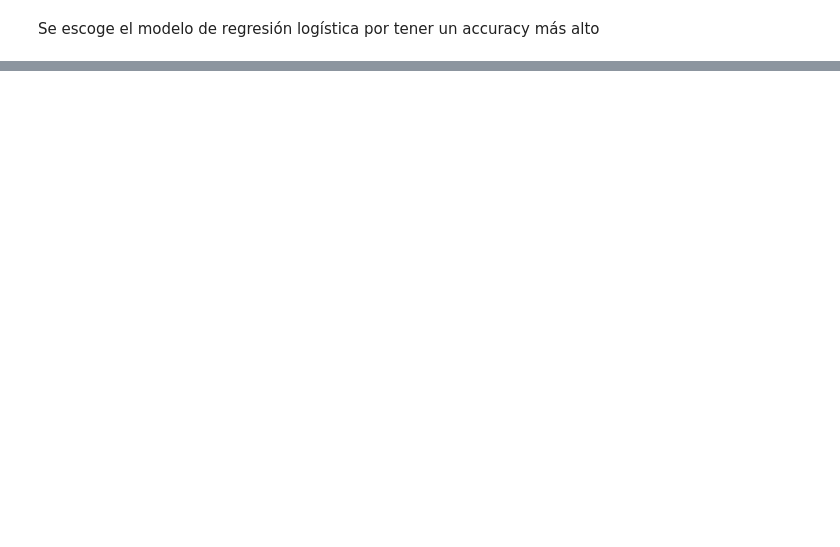
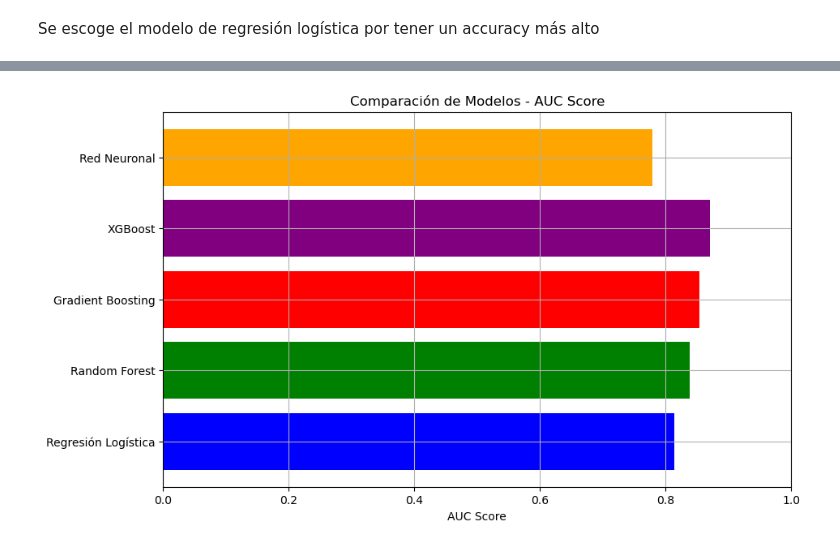
Before and after one commit to jetabaresj/DespliegueTeam23, a Jupyter notebook: Prueba_de_modelos.ipynb, the cells around one changed output, grey strips where cells are left out. Cells and saved outputs as stored; diff of their text form; code cells hidden in the pictures; blank space fills up the shorter version.

Commit message:
Ajuste de modelos (Red Neuranal y XGBOOST)

```diff
--- a/Prueba_de_modelos.ipynb
+++ b/Prueba_de_modelos.ipynb
@@ -112,12 +60,13 @@ weighted avg       0.72      0.72      0.71        75
 # %%
-#Red neuronal
-model = Sequential([
-    Dense(32, activation='relu', input_shape=(X_train.shape[1],)),  # Capa de entrada con 32 neuronas
-    Dense(16, activation='relu'),                                   # Capa oculta con 16 neuronas
-    Dense(1, activation='sigmoid')                                  # Capa de salida para clasificación binaria
+# 4. Red Neuronal
+nn_model = Sequential([
+    Dense(32, activation='relu', input_shape=(X_train.shape[1],)),
+    Dense(16, activation='relu'),
+    Dense(1, activation='sigmoid')
 ])
-model.compile(optimizer='adam', loss='binary_crossentropy', metrics=['accuracy'])
-history = model.fit(X_train, y_train, epochs=100, batch_size=10, validation_split=0.2, verbose=0)
-test_loss, test_accuracy = model.evaluate(X_test, y_test)
-print(f"Test Accuracy: {test_accuracy:.4f}")
+nn_model.compile(optimizer='adam', loss='binary_crossentropy', metrics=['accuracy'])
+nn_model.fit(X_train, y_train, epochs=100, batch_size=10, validation_split=0.2, verbose=0)
+nn_loss, nn_accuracy = nn_model.evaluate(X_test, y_test, verbose=0)
+nn_auc = roc_auc_score(y_test, nn_model.predict(X_test))
+nn_fpr, nn_tpr, nn_thresholds = roc_curve(y_test, nn_model.predict(X_test))
 # %% [output]
@@ -126,2 +75,19 @@ Test Accuracy: 0.6933
 # %% [markdown]
 Se escoge el modelo de regresión logística por tener un accuracy más alto
+# %%
+# 5. Modelo XGBoost
+xgb_model = XGBClassifier(n_estimators=100, learning_rate=0.1, random_state=42)
+xgb_model.fit(X_train, y_train)
+y_pred_xgb = xgb_model.predict(X_test)
+xgb_auc = roc_auc_score(y_test, xgb_model.predict_proba(X_test)[:, 1])
+xgb_fpr, xgb_tpr, xgb_thresholds = roc_curve(y_test, xgb_model.predict_proba(X_test)[:, 1])
+# %%
+# Crear DataFrame con métricas de rendimiento
+metrics_df = pd.DataFrame({
+    'Model': ['Regresión Logística', 'Random Forest', 'Gradient Boosting', 'XGBoost', 'Red Neuronal'],
+    'Accuracy': [accuracy_score(y_test, y_pred_log), accuracy_score(y_test, y_pred_rf), accuracy_score(y_test, y_pred_gbc), accuracy_score(y_test, y_pred_xgb), nn_accuracy],
+    'AUC': [log_auc, rf_auc, gbc_auc, xgb_auc, nn_auc]
+})
+
+print("Comparación de Modelos - Accuracy y AUC")
+print(metrics_df)
@@ -127,0 +123,11 @@ Se escoge el modelo de regresión logística por tener un accuracy más alto
+# %%
+# Gráfico comparativo de AUC
+plt.figure(figsize=(10, 6))
+plt.barh(metrics_df['Model'], metrics_df['AUC'], color=['blue', 'green', 'red', 'purple', 'orange'])
+plt.xlabel('AUC Score')
+plt.title('Comparación de Modelos - AUC Score')
+plt.xlim(0, 1)
+plt.grid(True)
+plt.show()
+# %% [output]
+[figure, added]
```
Also changed, not shown: parts of 9 cells of this notebook.
